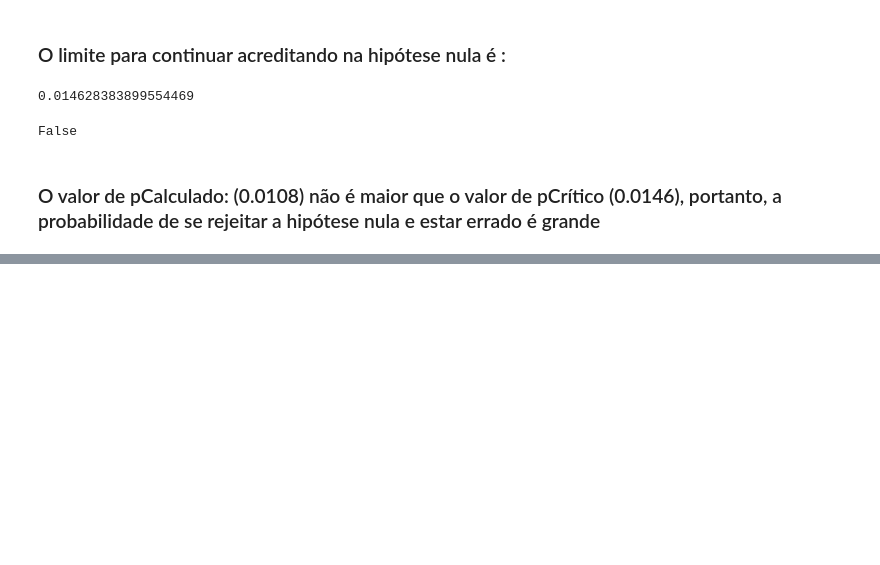
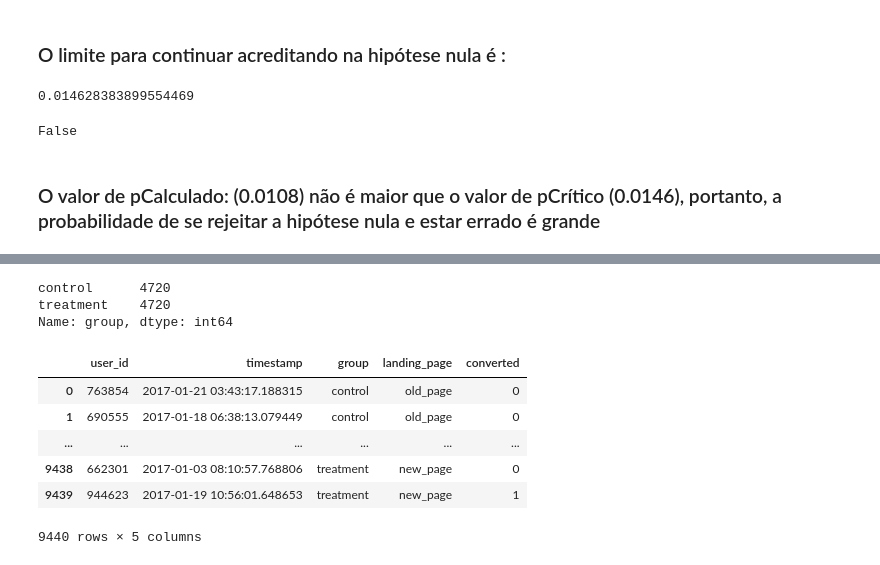
Before and after one commit to vitorpbarbosa7/Estudos_DS, a Jupyter notebook: TesteAB/TesteAB.ipynb, the cells around one changed output, grey strips where cells are left out. Cells and saved outputs as stored; diff of their text form; code cells hidden in the pictures; blank space fills up the shorter version.

```diff
--- a/TesteAB/TesteAB.ipynb
+++ b/TesteAB/TesteAB.ipynb
@@ -66,0 +223,16 @@ md("### O valor de pCalculado: ({}) não é maior que o valor de pCrítico ({}),
+# %%
+ab_test['group'].value_counts()
+# %% [output]
+control      4720
+treatment    4720
+Name: group, dtype: int64
+# %%
+ab_test
+# %% [output]
+|  | user_id | timestamp | group | landing_page | converted |
+| 0 | 763854 | 2017-01-21 03:43:17.188315 | control | old_page | 0 |
+| 1 | 690555 | 2017-01-18 06:38:13.079449 | control | old_page | 0 |
+| ... | ... | ... | ... | ... | ... |
+| 9438 | 662301 | 2017-01-03 08:10:57.768806 | treatment | new_page | 0 |
+| 9439 | 944623 | 2017-01-19 10:56:01.648653 | treatment | new_page | 1 |
+9440 rows × 5 columns
```
Also changed, not shown: parts of 51 cells of this notebook, 2 other files.
